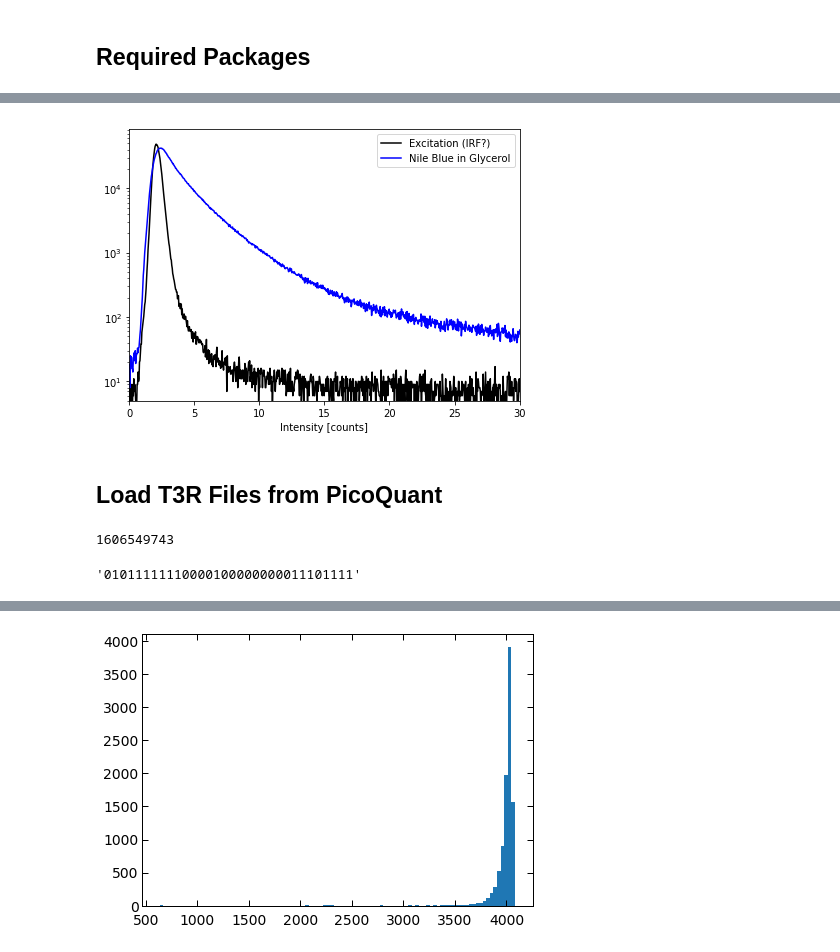
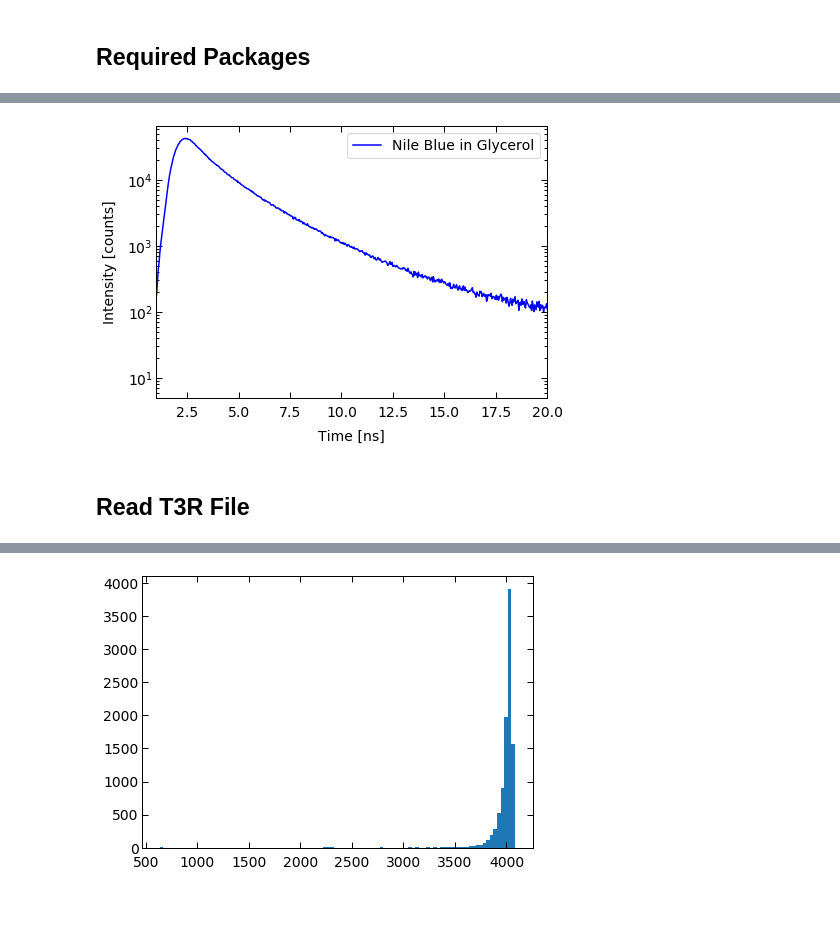
Before and after one commit to Molecular-Nanophotonics/PicoQuant-Reader, a Jupyter notebook: test.ipynb, the cells around one changed output, grey strips where cells are left out. Cells and saved outputs as stored; diff of their text form; code cells hidden in the pictures; blank space fills up the shorter version.

```diff
--- a/test.ipynb
+++ b/test.ipynb
@@ -29,14 +20,3 @@ hist2, bins2, _ = pq.thd_reader('Data/Nile_Blue_Glycerol.thd')
-# %%
-fig, ax = plt.subplots(1, 1, figsize=(7,5))
-ax.semilogy(bins1*1e9, hist1, 'k', label='Excitation (IRF?)')
-ax.semilogy(bins2*1e9, hist2, 'b', label='Nile Blue in Glycerol')
-ax.set_xlim(0, 30)
-ax.set_ylim(5)
-ax.set_xlabel('Time [ns]')
-ax.set_xlabel('Intensity [counts]')
-ax.legend();
-# %% [output]
-[figure, removed]
 # %%
 plt.rcParams.update({'font.size' : 14,
                      'axes.labelpad' : 10,
@@ -55,6 +35,19 @@ plt.rcParams.update({'font.size' : 14,
                      'ytick.right' : True,
                      'ytick.direction' : 'in',
                      'lines.linewidth' : 1.5,})
-# %% [markdown]
-## Load T3R Files from PicoQuant
+# %%
+hist, bins, _ = pq.thd_reader('Data/Nile_Blue_Glycerol.thd')
+# %%
+fig, ax = plt.subplots(1, 1, figsize=(7,5))
+
+ax.semilogy(bins*1e9, hist, 'b', label='Nile Blue in Glycerol')
+ax.set_xlim(1, 20)
+ax.set_ylim(5, 2**16)
+ax.set_xlabel('Time [ns]')
+ax.set_ylabel('Intensity [counts]')
+ax.legend();
+# %% [output]
+[figure, added]
+# %% [markdown]
+## Read T3R File
 # %%
@@ -62,4 +54,0 @@ t3records, timetags, detectors, nanotimes, metadata = pq.t3r_reader('Data/Nile_B
-# %%
-t3records[0]
-# %% [output]
-1606549743
@@ -71,4 +54,0 @@ timetag_bits = 16
-# %%
-np.binary_repr(t3records[0], 32)
-# %% [output]
-'01011111110000100000000011101111'
```
Also changed, not shown: parts of 27 cells of this notebook, 3 other files.
